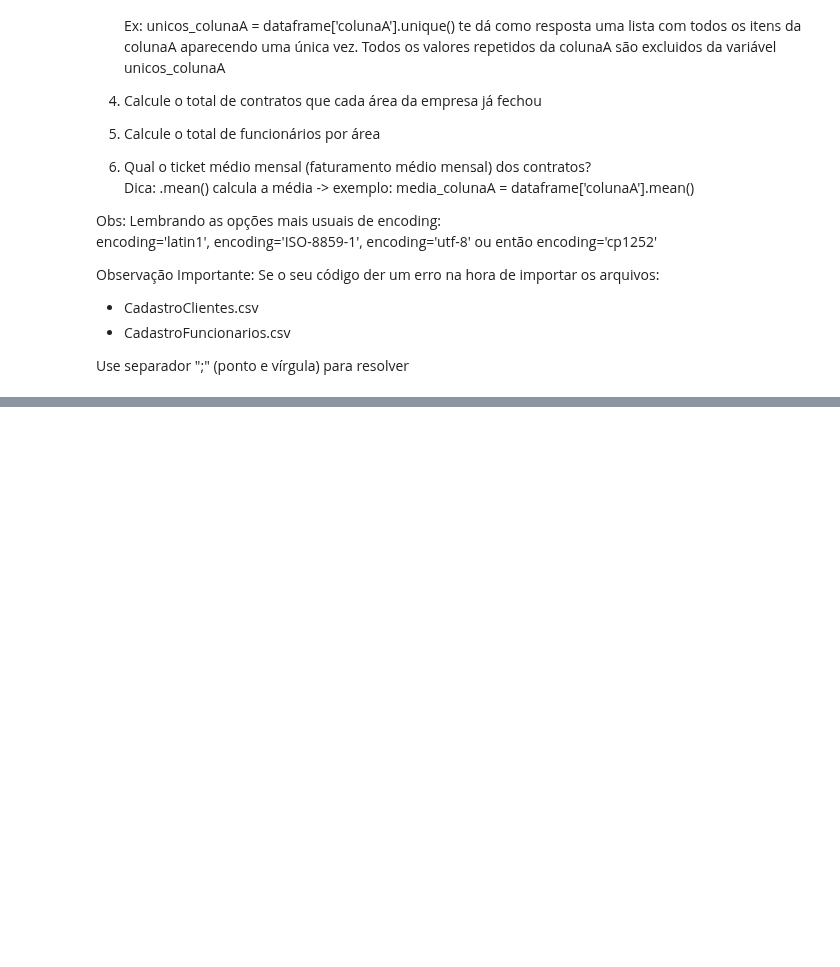
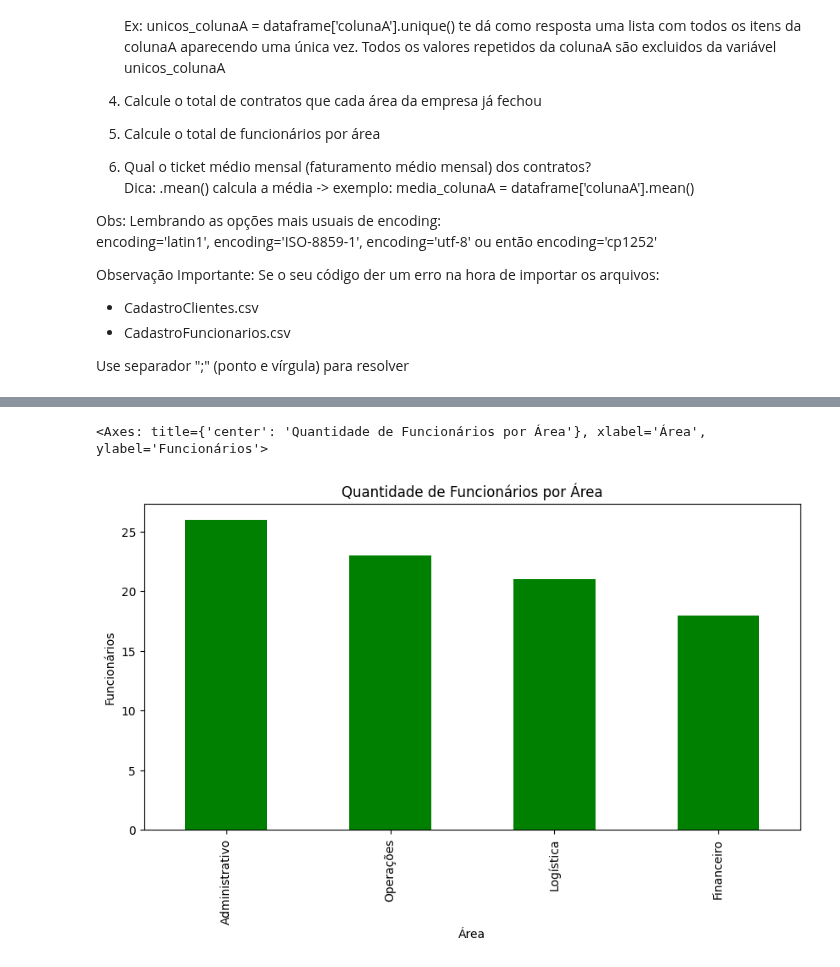
Before and after one commit to MathLopes29/Hashtag_AnaliseDados, a Jupyter notebook: Python/Cursos/Curso Hashtag/07_Pandas Exercício/18.13 Exercícios Pandas.ipynb, the cells around one changed output, grey strips where cells are left out. Cells and saved outputs as stored; diff of their text form; code cells hidden in the pictures; blank space fills up the shorter version.

```diff
--- a/Python/Cursos/Curso Hashtag/07_Pandas Exercício/18.13 Exercícios Pandas.ipynb
+++ b/Python/Cursos/Curso Hashtag/07_Pandas Exercício/18.13 Exercícios Pandas.ipynb
@@ -182,0 +187,5 @@ df_contratos
+# %%
+df_func_ajust.groupby('Area')['ID Funcionário'].count().sort_values(ascending=False).drop_duplicates().plot.bar(title="Quantidade de Funcionários por Área", xlabel="Área", ylabel="Funcionários", figsize=(10,5), color='Green')
+# %% [output]
+<Axes: title={'center': 'Quantidade de Funcionários por Área'}, xlabel='Área', ylabel='Funcionários'>
+[figure, added]
```
Also changed, not shown: parts of 15 cells of this notebook.
